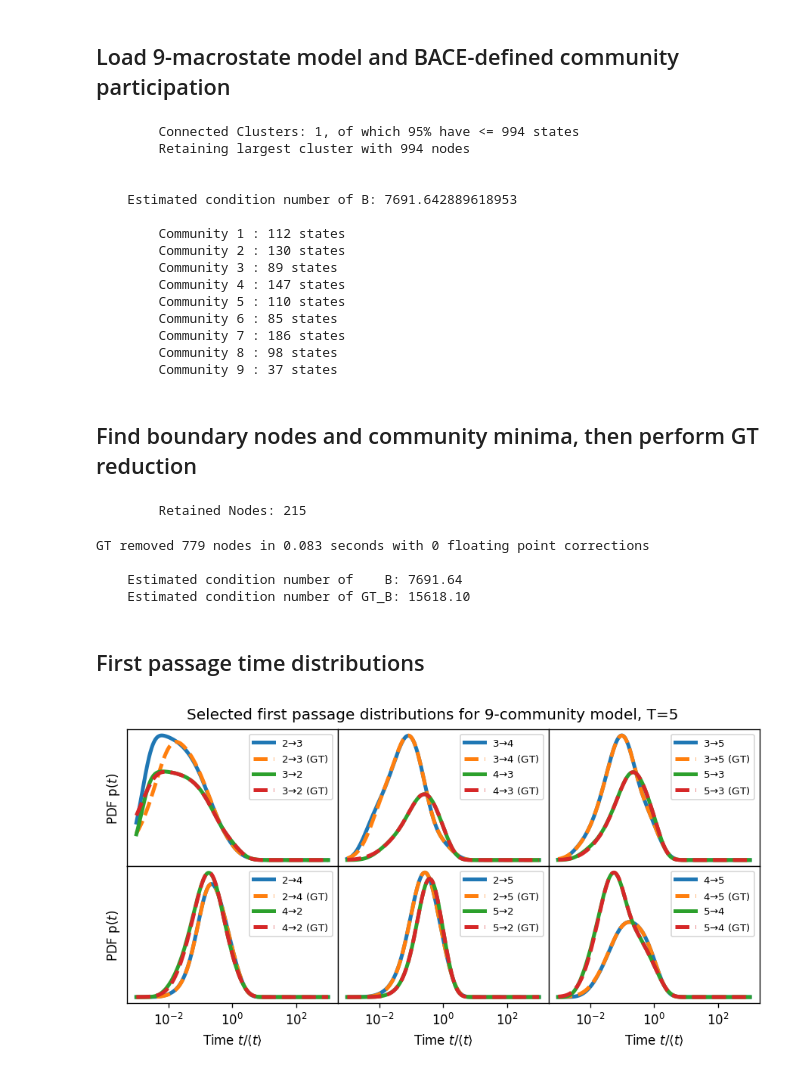
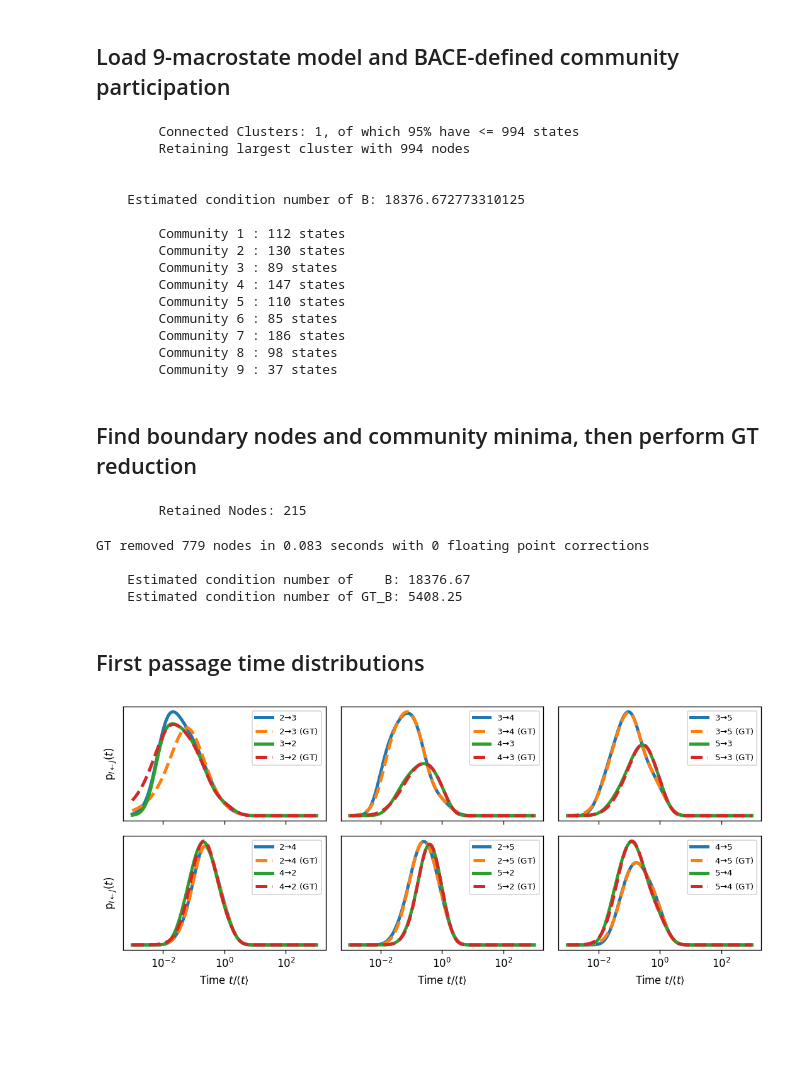
Before and after one commit to tomswinburne/blockGT, a Jupyter notebook: 9-communities-fpt-distributions.ipynb, the cells around one changed output. Cells and saved outputs as stored; diff of their text form; code cells hidden in the pictures; blank space fills up the shorter version.

```diff
--- a/9-communities-fpt-distributions.ipynb
+++ b/9-communities-fpt-distributions.ipynb
@@ -71,7 +71,7 @@ Requirement already satisfied: six>=1.7.3 in /Users/ts/miniconda3/envs/julia/lib
 # %%
 data_path = 'example-data-9-communities/'
 
-T = 5e0
+T = 1e1
 
 B, K, tau, N, u, s, Emin, retained = \
   load_ktn(path=data_path,beta=1.0/T,screen=True)
@@ -96,7 +96,7 @@ for ic in zip(*np.unique(communities,return_counts=True)):
         Retaining largest cluster with 994 nodes
 
 
-    Estimated condition number of B: 7691.642889618953
+    Estimated condition number of B: 18376.672773310125
 
         Community 1 : 112 states
         Community 2 : 130 states
@@ -118,9 +118,9 @@ retained_states = ~rm_vec.copy()
 # block GT reduction
 r_B, r_tau, r_Q = blockGT(rm_vec,B,tau,block=50,rates=True,screen=True)
 
-r_pi = pi[~rm_vec] * r_tau / tau[~rm_vec]
+r_pi = pi[retained_states] * r_tau / tau[retained_states]
 
-r_communities = communities[~rm_vec]
+r_communities = communities[retained_states]
 r_full_cond = condition_number_estimation(r_B)
 
 print(f"""
@@ -131,8 +131,8 @@ print(f"""
         Retained Nodes: 215
 GT removed 779 nodes in 0.083 seconds with 0 floating point corrections
 
-    Estimated condition number of    B: 7691.64
-    Estimated condition number of GT_B: 15618.10
+    Estimated condition number of    B: 18376.67
+    Estimated condition number of GT_B: 5408.25
 # %% [markdown]
 ## First passage time distributions
 # %%
@@ -162,35 +162,36 @@ for cA in range(2,6):
 
             # r_mfpt: <t_AB>, <t^2_AB>, <t_BA>, <t^2_BA>
             r_mfpt,r_fptd = \
                 fpt(A_sel=r_A_sel,B_sel=r_B_sel,pi=r_p_0,K=r_Q,dopdf=True)
 
             i,j = cc%2,cc//2
             axs[i,j].semilogx(fptd[:,2]/mfpt[2],fptd[:,3],lw=3,
                             label=fr"{cB}$\to${cA}")
             axs[i,j].semilogx(r_fptd[:,2]/mfpt[2],r_fptd[:,3],'--',lw=3,
                             label=fr"{cB}$\to${cA} (GT)")
 
             axs[i,j].semilogx(fptd[:,0]/mfpt[0],fptd[:,1],lw=3,
                             label=fr"{cA}$\to${cB}")
             axs[i,j].semilogx(r_fptd[:,0]/mfpt[0],r_fptd[:,1],'--',lw=3,
                             label=fr"{cA}$\to${cB} (GT)")
 
             axs[i,j].set_yticks([])
             if i==0:
                 axs[i,j].set_xticks([])
             else:
                 axs[i,j].set_xlabel(r"Time $t/\langle{t}\rangle$")
 
             if j==0:
-                axs[i,j].set_ylabel(r"PDF ${\rm p}(t)$")
+                axs[i,j].set_ylabel(r"${\rm p}_{I\leftarrow J}(t)$")
 
             axs[i,j].legend(fontsize=8)
             cc+=1
             pbar.update(1)
-plt.suptitle("Selected first passage distributions for 9-community model,"
-  f" T={int(T)}",y=0.94)
-plt.subplots_adjust(wspace=0,hspace=0)
+#plt.suptitle("Selected first passage distributions for 9-community model,"
+#  f" T={int(T)}",y=0.94)
+#plt.subplots_adjust(wspace=0,hspace=0)
+plt.tight_layout()
 plt.savefig(f"pdf_comp_T{int(T)}.pdf")
 plt.show()
 # %% [output]
-[figure, old version]
+[figure, new version]
```
Also changed, not shown: 3 other files.
